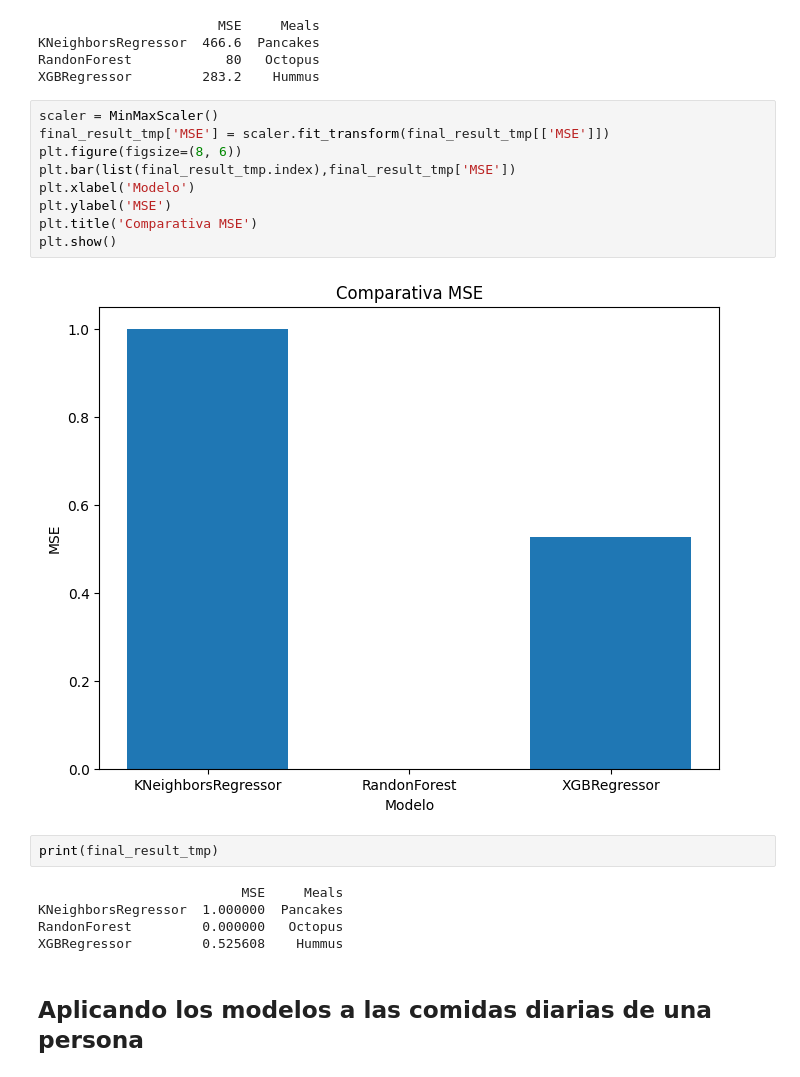
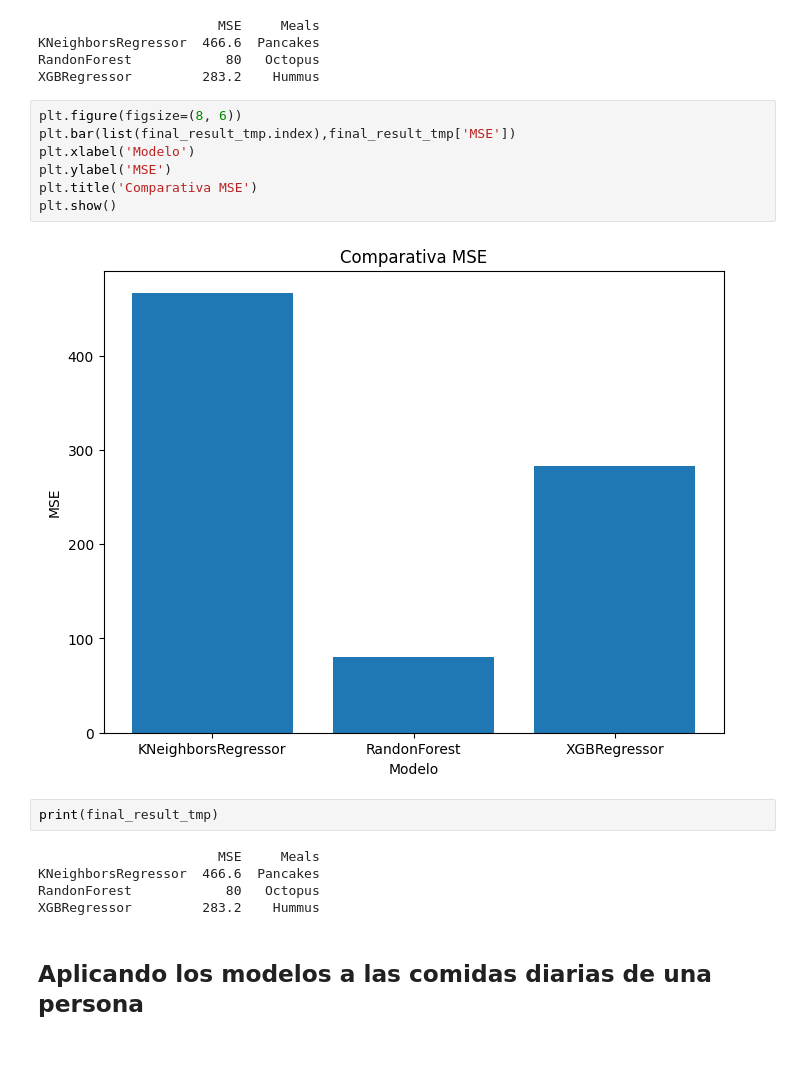
Before and after one commit to leguicriarg/tfm-uclm, a Jupyter notebook: TFM_Part02.ipynb, the cells around one changed output. Saved outputs shown, nothing was run; the diff lists cells and outputs as text.

```diff
--- a/TFM_Part02.ipynb
+++ b/TFM_Part02.ipynb
@@ -571,23 +571,21 @@ KNeighborsRegressor  466.6  Pancakes
 RandonForest            80   Octopus
 XGBRegressor         283.2    Hummus
 # %%
-scaler = MinMaxScaler()
-final_result_tmp['MSE'] = scaler.fit_transform(final_result_tmp[['MSE']])
 plt.figure(figsize=(8, 6))
 plt.bar(list(final_result_tmp.index),final_result_tmp['MSE'])
 plt.xlabel('Modelo')
 plt.ylabel('MSE')
 plt.title('Comparativa MSE')
 plt.show()
 # %% [output]
-[figure, old version]
+[figure, new version]
 # %%
 print(final_result_tmp)
 # %% [output]
-                          MSE     Meals
-KNeighborsRegressor  1.000000  Pancakes
-RandonForest         0.000000   Octopus
-XGBRegressor         0.525608    Hummus
+                       MSE     Meals
+KNeighborsRegressor  466.6  Pancakes
+RandonForest            80   Octopus
+XGBRegressor         283.2    Hummus
 # %% [markdown]
 ## Aplicando los modelos a las comidas diarias de una persona
 # %% [markdown]
```
